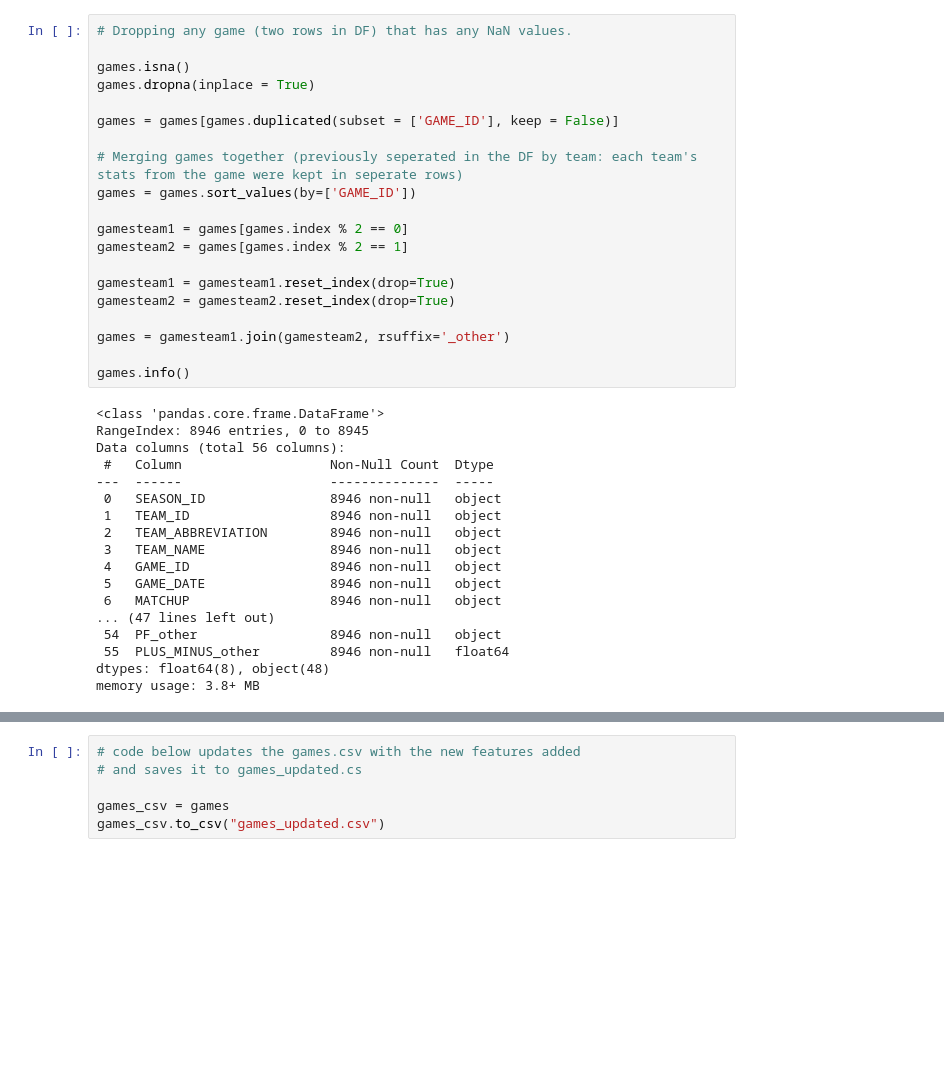
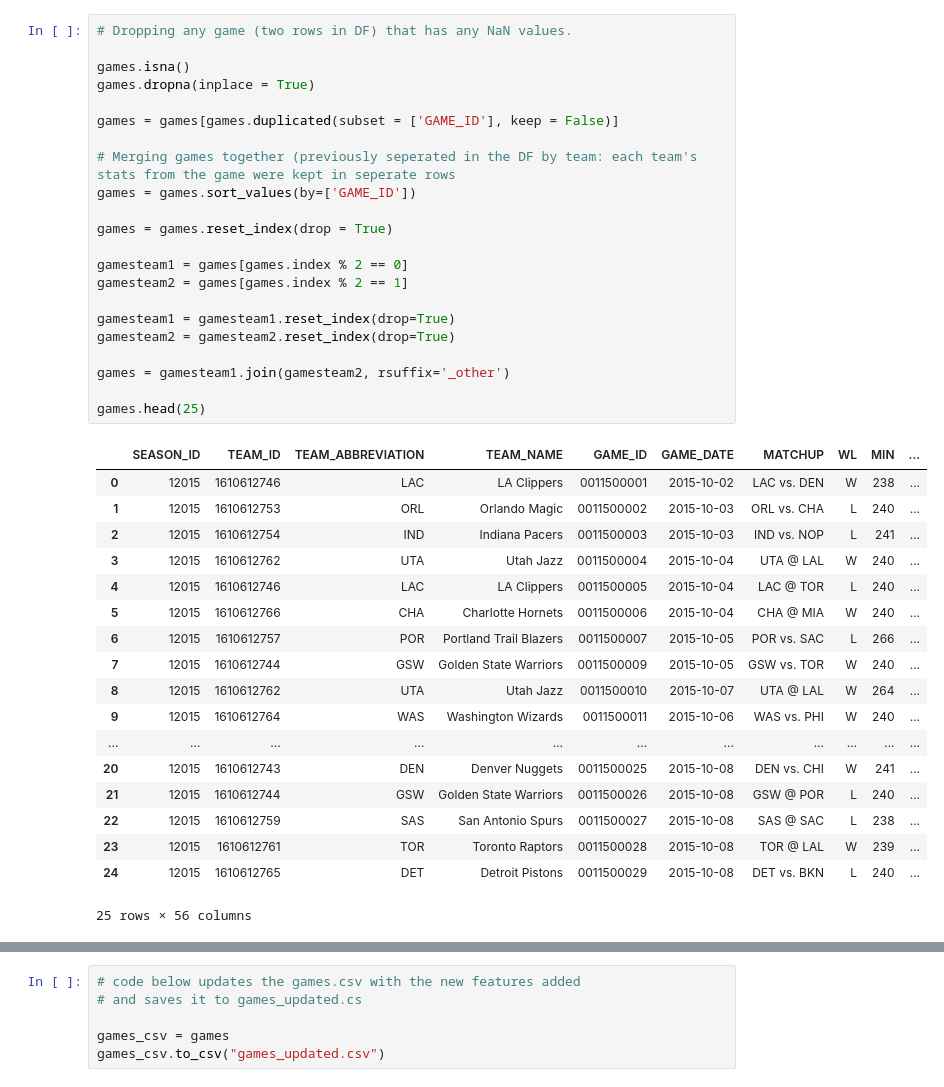
Before and after one commit to jtj60/Predicting-the-Scoring-Margin-of-NBA-Games-Using-Machine-Learning, a Jupyter notebook: code/nba_scoring_margin_using_ML.ipynb, the cells around one changed output, grey strips where cells are left out. Saved outputs shown, nothing was run; the diff lists cells and outputs as text; blank space fills up the shorter version.

```diff
--- a/code/nba_scoring_margin_using_ML.ipynb
+++ b/code/nba_scoring_margin_using_ML.ipynb
@@ -47,41 +47,44 @@ memory usage: 4.0+ MB
 # %%
 # Dropping any game (two rows in DF) that has any NaN values.
 
 games.isna()
 games.dropna(inplace = True)
 
 games = games[games.duplicated(subset = ['GAME_ID'], keep = False)]
 
-# Merging games together (previously seperated in the DF by team: each team's stats from the game were kept in seperate rows)
+# Merging games together (previously seperated in the DF by team: each team's stats from the game were kept in seperate rows
 games = games.sort_values(by=['GAME_ID'])
+
+games = games.reset_index(drop = True)
 
 gamesteam1 = games[games.index % 2 == 0]
 gamesteam2 = games[games.index % 2 == 1]
 
 gamesteam1 = gamesteam1.reset_index(drop=True)
 gamesteam2 = gamesteam2.reset_index(drop=True)
 
 games = gamesteam1.join(gamesteam2, rsuffix='_other')
 
-games.info()
+games.head(25)
 # %% [output]
+|  | SEASON_ID | TEAM_ID | TEAM_ABBREVIATION | TEAM_NAME | GAME_ID | GAME_DATE | MATCHUP | WL | MIN | ... |
+| 0 | 12015 | 1610612746 | LAC | LA Clippers | 0011500001 | 2015-10-02 | LAC vs. DEN | W | 238 | ... |
+| 1 | 12015 | 1610612753 | ORL | Orlando Magic | 0011500002 | 2015-10-03 | ORL vs. CHA | L | 240 | ... |
+| 2 | 12015 | 1610612754 | IND | Indiana Pacers | 0011500003 | 2015-10-03 | IND vs. NOP | L | 241 | ... |
+| 3 | 12015 | 1610612762 | UTA | Utah Jazz | 0011500004 | 2015-10-04 | UTA @ LAL | W | 240 | ... |
+| 4 | 12015 | 1610612746 | LAC | LA Clippers | 0011500005 | 2015-10-04 | LAC @ TOR | L | 240 | ... |
+| 5 | 12015 | 1610612766 | CHA | Charlotte Hornets | 0011500006 | 2015-10-04 | CHA @ MIA | W | 240 | ... |
+| 6 | 12015 | 1610612757 | POR | Portland Trail Blazers | 0011500007 | 2015-10-05 | POR vs. SAC | L | 266 | ... |
+| 7 | 12015 | 1610612744 | GSW | Golden State Warriors | 0011500009 | 2015-10-05 | GSW vs. TOR | W | 240 | ... |
+| 8 | 12015 | 1610612762 | UTA | Utah Jazz | 0011500010 | 2015-10-07 | UTA @ LAL | W | 264 | ... |
+| 9 | 12015 | 1610612764 | WAS | Washington Wizards | 0011500011 | 2015-10-06 | WAS vs. PHI | W | 240 | ... |
+| ... | ... | ... | ... | ... | ... | ... | ... | ... | ... | ... |
+| 20 | 12015 | 1610612743 | DEN | Denver Nuggets | 0011500025 | 2015-10-08 | DEN vs. CHI | W | 241 | ... |
+| 21 | 12015 | 1610612744 | GSW | Golden State Warriors | 0011500026 | 2015-10-08 | GSW @ POR | L | 240 | ... |
+| 22 | 12015 | 1610612759 | SAS | San Antonio Spurs | 0011500027 | 2015-10-08 | SAS @ SAC | L | 238 | ... |
+| 23 | 12015 | 1610612761 | TOR | Toronto Raptors | 0011500028 | 2015-10-08 | TOR @ LAL | W | 239 | ... |
+| 24 | 12015 | 1610612765 | DET | Detroit Pistons | 0011500029 | 2015-10-08 | DET vs. BKN | L | 240 | ... |
-<class 'pandas.core.frame.DataFrame'>
-RangeIndex: 8946 entries, 0 to 8945
-Data columns (total 56 columns):
- #   Column                   Non-Null Count  Dtype
----  ------                   --------------  -----
- 0   SEASON_ID                8946 non-null   object
- 1   TEAM_ID                  8946 non-null   object
- 2   TEAM_ABBREVIATION        8946 non-null   object
- 3   TEAM_NAME                8946 non-null   object
- 4   GAME_ID                  8946 non-null   object
- 5   GAME_DATE                8946 non-null   object
- 6   MATCHUP                  8946 non-null   object
-... (47 lines left out)
- 54  PF_other                 8946 non-null   object
- 55  PLUS_MINUS_other         8946 non-null   float64
-dtypes: float64(8), object(48)
-memory usage: 3.8+ MB
+25 rows × 56 columns
 # %%
 #Things to drop later:
 #team ID, not relevant and good teams might be identified by this => more bias
```
Also changed, not shown: parts of 4 cells of this notebook.
